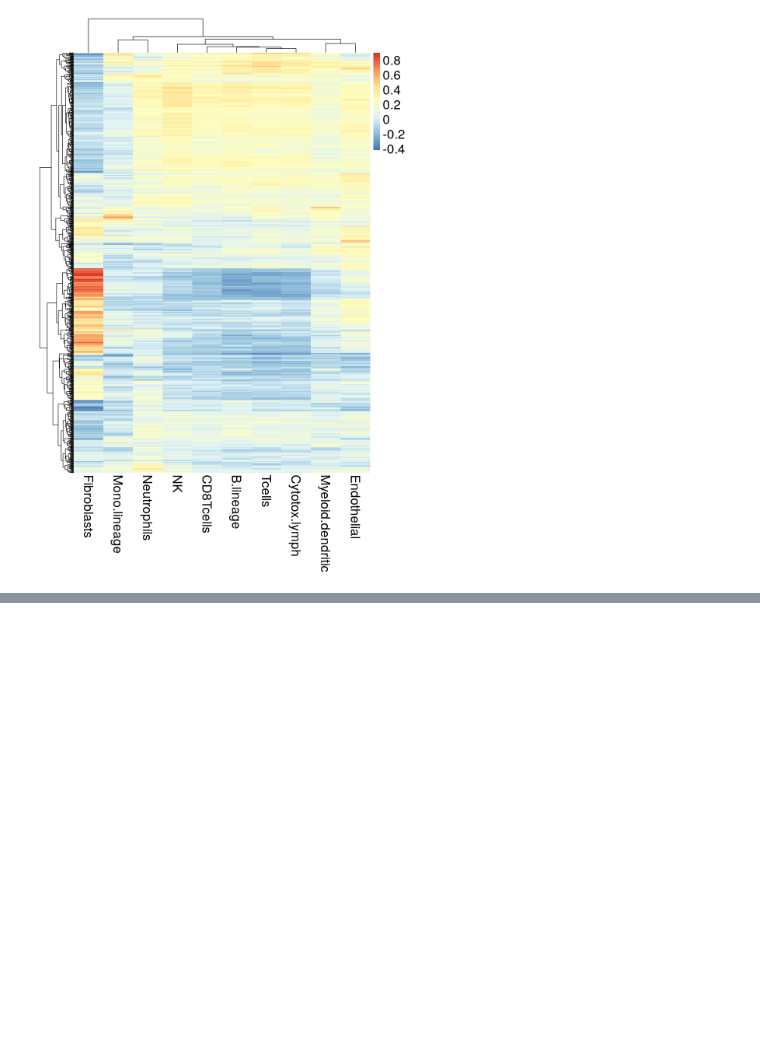
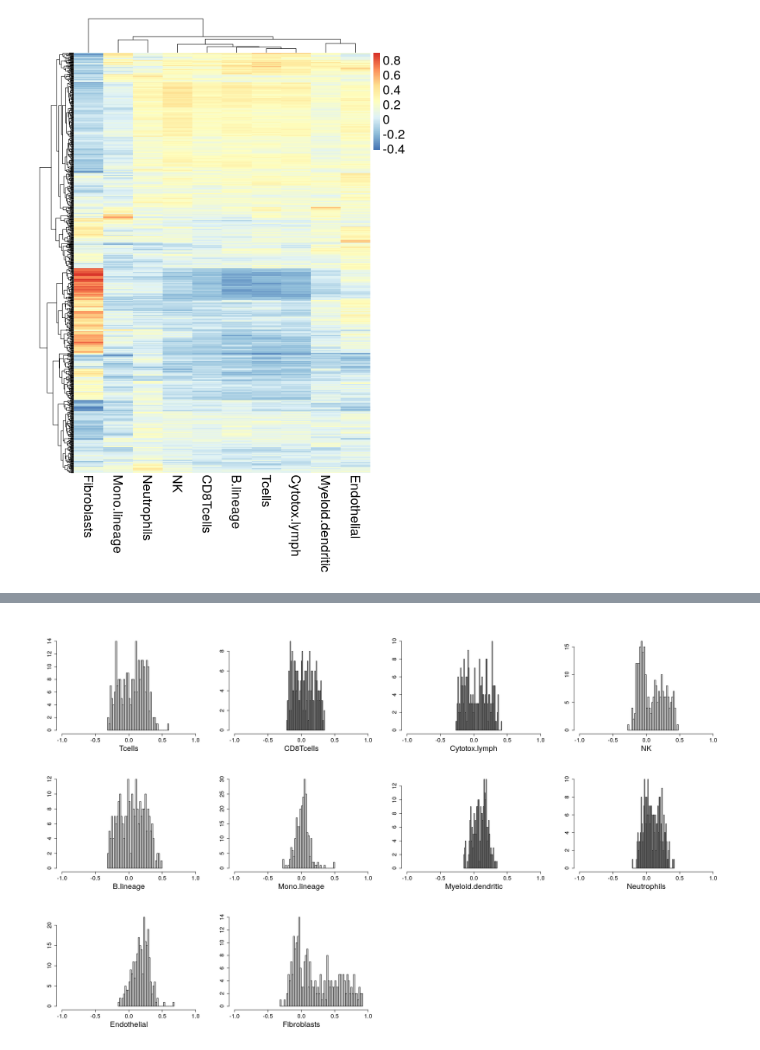
Before and after one commit to GeNeHetX/PDAC_MICRODISSEC_NAIF, a Jupyter notebook: top_genes_tcells.ipynb, the cells around one changed output, grey strips where cells are left out. Drawn from its saved outputs; the diff is of its cells as text; code cells hidden in the pictures; blank space fills up the shorter version.

Commit message:
Categories the matrisome genes

```diff
--- a/top_genes_tcells.ipynb
+++ b/top_genes_tcells.ipynb
@@ -189,0 +202,28 @@ for (celltype in colnames(top10_genes)){
+# %%
+# Filter out the matrisome_genes doesn't belong to the "Core matrisome" division
+matrisome_core <- filter(matrisome_genes,
+                         matrisome_genes$Matrisome.Division == "Core matrisome")
+
+# Take the correlation of the matrisome core genes with the immune cell types
+correlations_mat_core <- correlations[match(matrisome_core$Gene.Symbol,
+                                            gene_symbols), ]
+
+# Remove the nan values
+correlations_mat_core <- correlations_mat_core[complete.cases(correlations_mat_core), ]
+
+# Draw the histogram of the correlations for all the immune cell types
+options(repr.plot.width = 20, repr.plot.height = 12)
+par(mfrow = c(3, 4))
+
+for (i in seq_along(colnames(correlations_mat_core))){
+  hist(correlations_mat_core[, i],
+       xlim = c(-1, 1),
+       ylab = "",
+       xlab = colnames(correlations_mat_core)[i],
+       breaks = 50,
+       main = "",
+       cex.axis = 1.5,
+       cex.lab = 2)
+}
+# %% [output]
+[figure, added]
```
Also changed, not shown: parts of 8 cells of this notebook.
